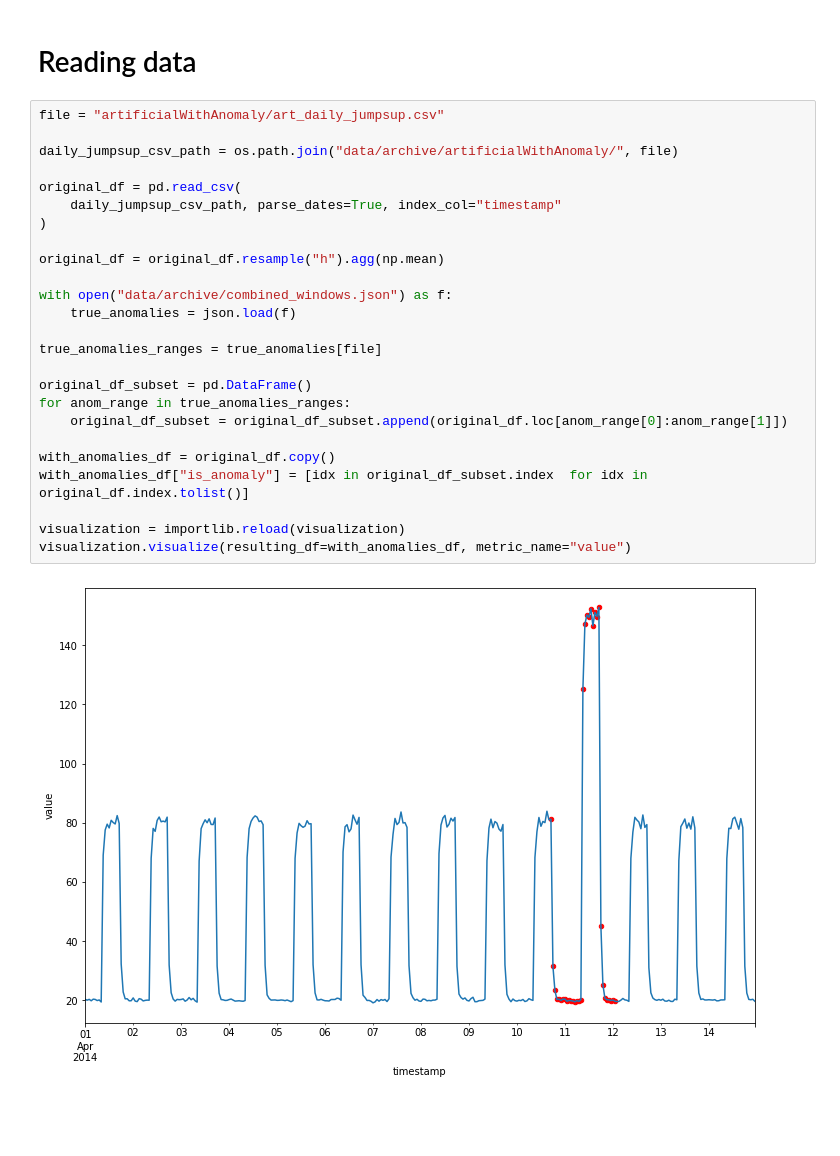
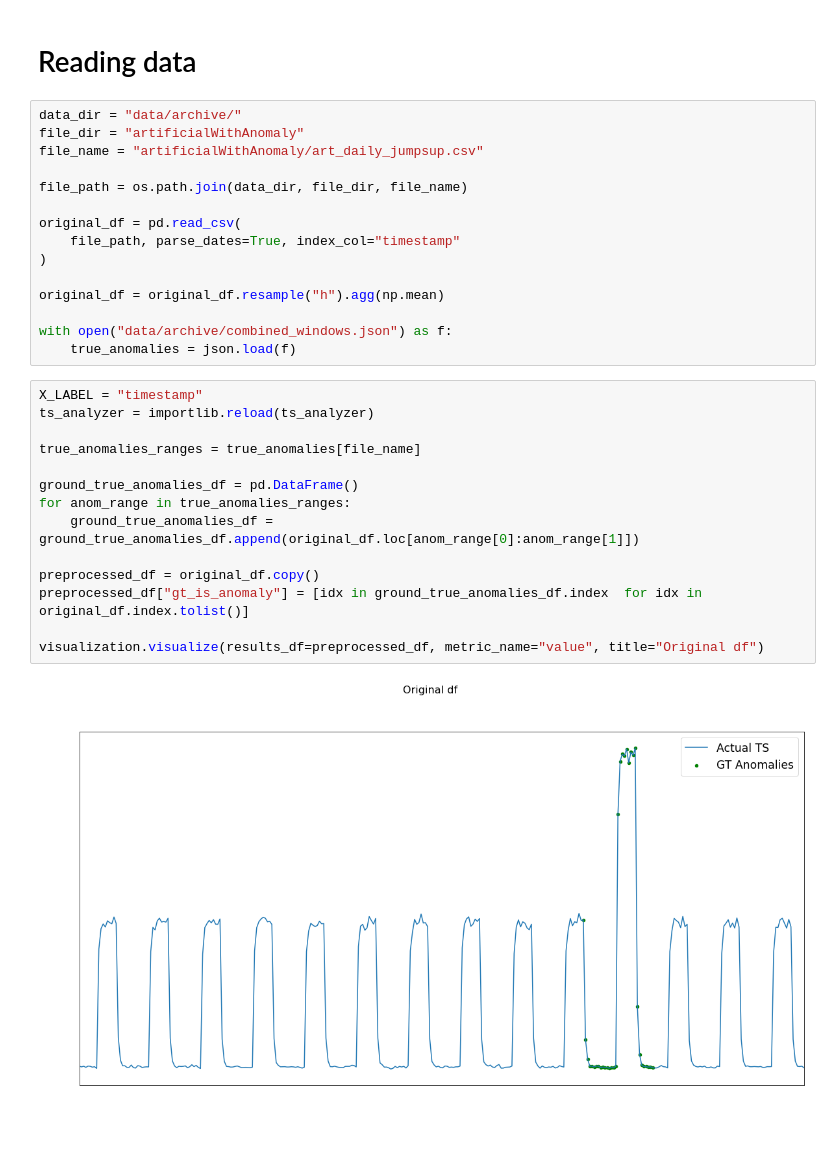
Before and after one commit to emerelte/kad, a Jupyter notebook: notebooks/hmm.ipynb, the cells around one changed output. Drawn from its saved outputs; the diff is of its cells as text; blank space fills up the shorter version.

```diff
--- a/notebooks/hmm.ipynb
+++ b/notebooks/hmm.ipynb
@@ -31,29 +23,33 @@ from kad.visualization import visualization
 # %% [markdown]
 # Reading data
 # %%
-file = "artificialWithAnomaly/art_daily_jumpsup.csv"
+data_dir = "data/archive/"
+file_dir = "artificialWithAnomaly"
+file_name = "artificialWithAnomaly/art_daily_jumpsup.csv"
 
-daily_jumpsup_csv_path = os.path.join("data/archive/artificialWithAnomaly/", file)
+file_path = os.path.join(data_dir, file_dir, file_name)
 
 original_df = pd.read_csv(
-    daily_jumpsup_csv_path, parse_dates=True, index_col="timestamp"
+    file_path, parse_dates=True, index_col="timestamp"
 )
 
 original_df = original_df.resample("h").agg(np.mean)
 
 with open("data/archive/combined_windows.json") as f:
     true_anomalies = json.load(f)
-
-true_anomalies_ranges = true_anomalies[file]
-
-original_df_subset = pd.DataFrame()
-for anom_range in true_anomalies_ranges:
-    original_df_subset = original_df_subset.append(original_df.loc[anom_range[0]:anom_range[1]])
-
-with_anomalies_df = original_df.copy()
-with_anomalies_df["is_anomaly"] = [idx in original_df_subset.index  for idx in original_df.index.tolist()]
-
-visualization = importlib.reload(visualization)
-visualization.visualize(resulting_df=with_anomalies_df, metric_name="value")
-# %% [output]
-[figure, removed]
+# %%
+X_LABEL = "timestamp"
+ts_analyzer = importlib.reload(ts_analyzer)
+
+true_anomalies_ranges = true_anomalies[file_name]
+
+ground_true_anomalies_df = pd.DataFrame()
+for anom_range in true_anomalies_ranges:
+    ground_true_anomalies_df = ground_true_anomalies_df.append(original_df.loc[anom_range[0]:anom_range[1]])
+
+preprocessed_df = original_df.copy()
+preprocessed_df["gt_is_anomaly"] = [idx in ground_true_anomalies_df.index  for idx in original_df.index.tolist()]
+
+visualization.visualize(results_df=preprocessed_df, metric_name="value", title="Original df")
+# %% [output]
+[figure, added]
```
Also changed, not shown: parts of 5 cells of this notebook, 4 other files.
